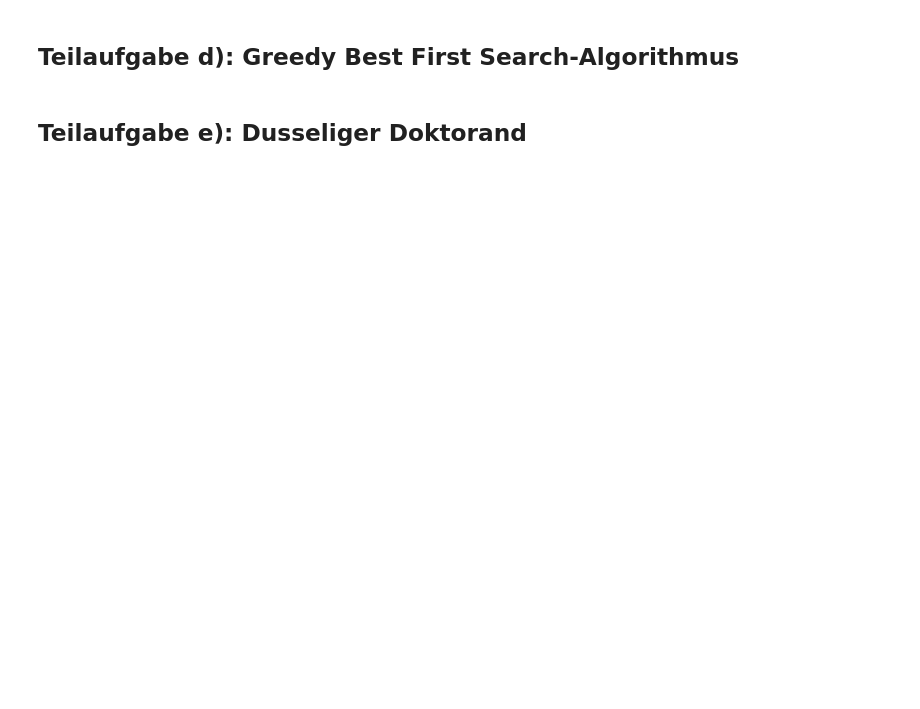
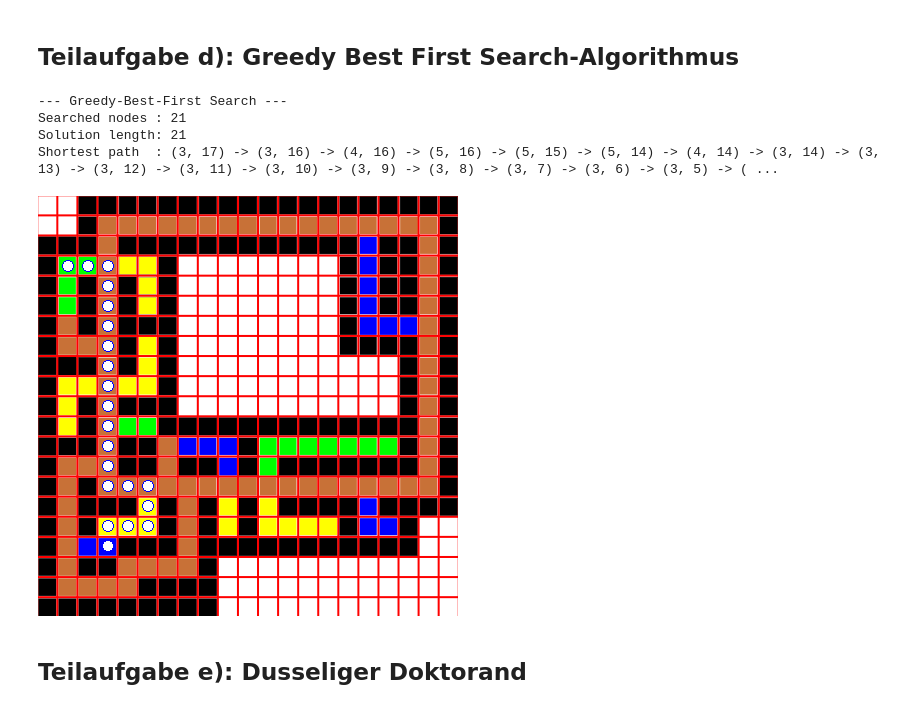
Before and after one commit to derteufelqwe/ki-lecture-programming-exercise, a Jupyter notebook: aufgabe1.ipynb, the cells around one changed output. Saved outputs shown, nothing was run; the diff lists cells and outputs as text; code cells hidden in the pictures; blank space fills up the shorter version.

```diff
--- a/aufgabe1.ipynb
+++ b/aufgabe1.ipynb
@@ -26,4 +365,28 @@ print('Done')
 # %% [markdown]
 ## Teilaufgabe d): Greedy Best First Search-Algorithmus
+# %%
+class GreedyBestFirstSearchNodeIterator(NodeIterator):
+    """
+    Does Greedy-best-first search
+    """
+
+    def modify_new_node(self, node: Node) -> Node:
+        """
+        Just uses the heuristic as cost
+        """
+
+        node.cost = manhattan_heuristic(self._plan_matrix, node.position, self.END)
+        return node
+
+print('--- Greedy-Best-First Search ---')
+greedy = GreedyBestFirstSearchNodeIterator(allow_revisit=True, print_stats=True)
+_, path = greedy.run()
+draw_on_image(path)
+# %% [output]
+--- Greedy-Best-First Search ---
+Searched nodes : 21
+Solution length: 21
+Shortest path  : (3, 17) -> (3, 16) -> (4, 16) -> (5, 16) -> (5, 15) -> (5, 14) -> (4, 14) -> (3, 14) -> (3, 13) -> (3, 12) -> (3, 11) -> (3, 10) -> (3, 9) -> (3, 8) -> (3, 7) -> (3, 6) -> (3, 5) -> ( ...
+[figure, added]
 # %% [markdown]
 ## Teilaufgabe e): Dusseliger Doktorand
```
Also changed, not shown: parts of 7 cells of this notebook, 4 other files.
